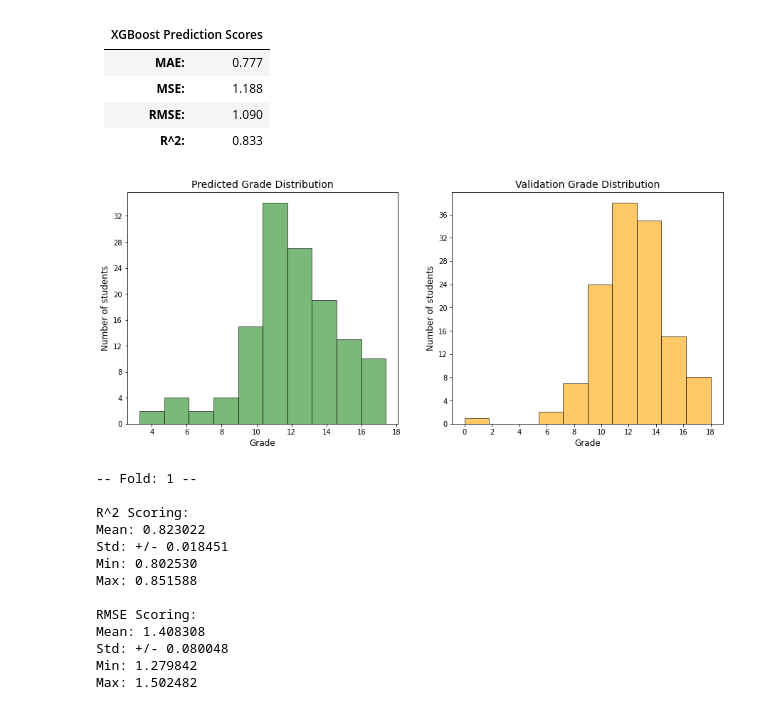
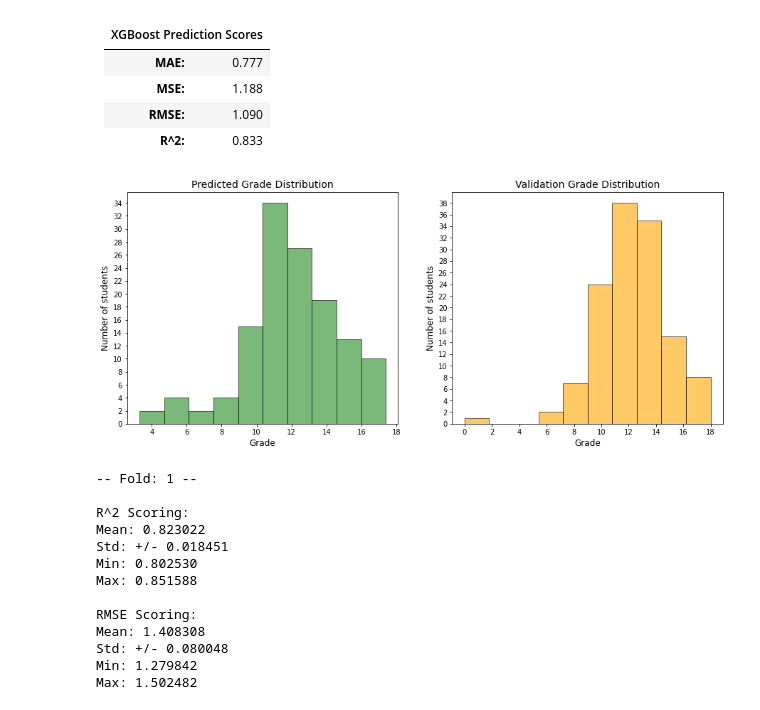
Before and after one commit to MarkLee7925/Student-Grade-Regression, a Jupyter notebook: Portuguese/Student_Grade_Regression_Portuguese.ipynb, the cells around one changed output. Drawn from its saved outputs; the diff is of its cells as text; code cells hidden in the pictures.

```diff
--- a/Portuguese/Student_Grade_Regression_Portuguese.ipynb
+++ b/Portuguese/Student_Grade_Regression_Portuguese.ipynb
@@ -623,0 +675,4 @@ Max: 1.843822
+# %%
+linear_svr = SVR(kernel='linear', C=0.99, epsilon=0.098)
+
+linear_svr.fit(X_train, y_train)
@@ -1429,13 +1836,13 @@ XGBRegressor(base_score=0.5, booster='gbtree', colsample_bylevel=1,
 # %%
 # Predict test set results
-y_pred = xgb_reg.predict(X_test)
-np.set_printoptions(precision = 2)
-print(np.concatenate((y_pred.reshape(len(y_pred), 1), y_test.reshape(len(y_test), 1)), 1 ))
-print('')
+xgb_pred = xgb_reg.predict(X_test)
+# np.set_printoptions(precision = 2)
+# print(np.concatenate((xgb_pred.reshape(len(xgb_pred), 1), y_test.reshape(len(y_test), 1)), 1 ))
+# print('')
 
 # Summarize results
-print('MAE: %.3f' % (mean_absolute_error(y_test, y_pred)))
-print('MSE: %.3f' % (mean_squared_error(y_test, y_pred)))
-print('RMSE: %.3f' % (mean_squared_error(y_test, y_pred, squared=False)))
-print('R^2 Score: %.3f' % (r2_score(y_test, y_pred)))
+print('MAE: %.3f' % (mean_absolute_error(y_test, xgb_pred)))
+print('MSE: %.3f' % (mean_squared_error(y_test, xgb_pred)))
+print('RMSE: %.3f' % (mean_squared_error(y_test, xgb_pred, squared=False)))
+print('R^2 Score: %.3f' % (r2_score(y_test, xgb_pred)))
 # %% [output]
@@ -1481,29 +1875,29 @@ R^2 Score: 0.833
   </tbody>
 </table>
 # %%
-# Plot histogram for y_pred
+# Plot histogram for xgb_pred
 fig1 = plt.figure(figsize=(15, 6))
 ax1 = fig1.add_subplot(1, 2, 1)
-plt.xticks(np.arange(0, 20, 2))
-plt.yticks(np.arange(0, 36, 4))
-plt.hist(x=y_pred, facecolor='forestgreen', alpha=0.6, edgecolor='black')
+plt.xticks(np.arange(0, 22, 2))
+plt.yticks(np.arange(0, 40, 2))
+plt.hist(x=xgb_pred, facecolor='forestgreen', alpha=0.6, edgecolor='black')
 plt.xlabel('Grade', fontsize=12)
 plt.ylabel('Number of students', fontsize=12)
 plt.title('Predicted Grade Distribution', fontsize=14)
 
 # Plot histogram for y_test
 ax1 = fig1.add_subplot(1, 2, 2)
-plt.xticks(np.arange(0, 20, 2))
-plt.yticks(np.arange(0, 44, 4))
+plt.xticks(np.arange(0, 22, 2))
+plt.yticks(np.arange(0, 44, 2))
 plt.hist(x=y_test, facecolor='orange', alpha=0.6, edgecolor='black')
 plt.xlabel('Grade', fontsize=12)
 plt.ylabel('Number of students', fontsize=12)
 plt.title('Validation Grade Distribution', fontsize=14)
 
 # Show subplot
 plt.show()
 # %% [output]
-[figure, old version]
+[figure, new version]
 # %%
 # Apply k-Fold Cross Validation on the training set
 
```
Also changed, not shown: parts of 46 cells of this notebook.
